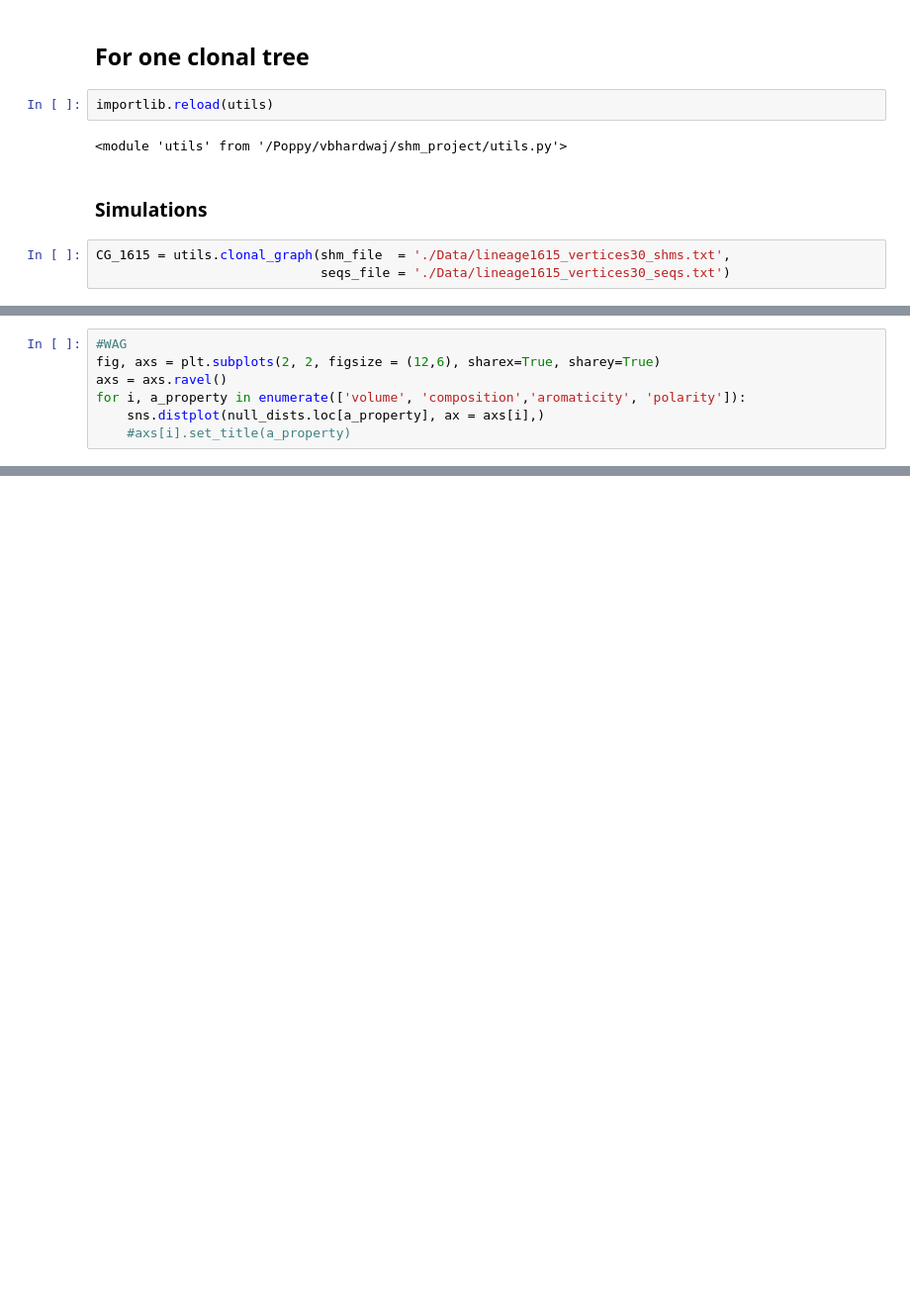
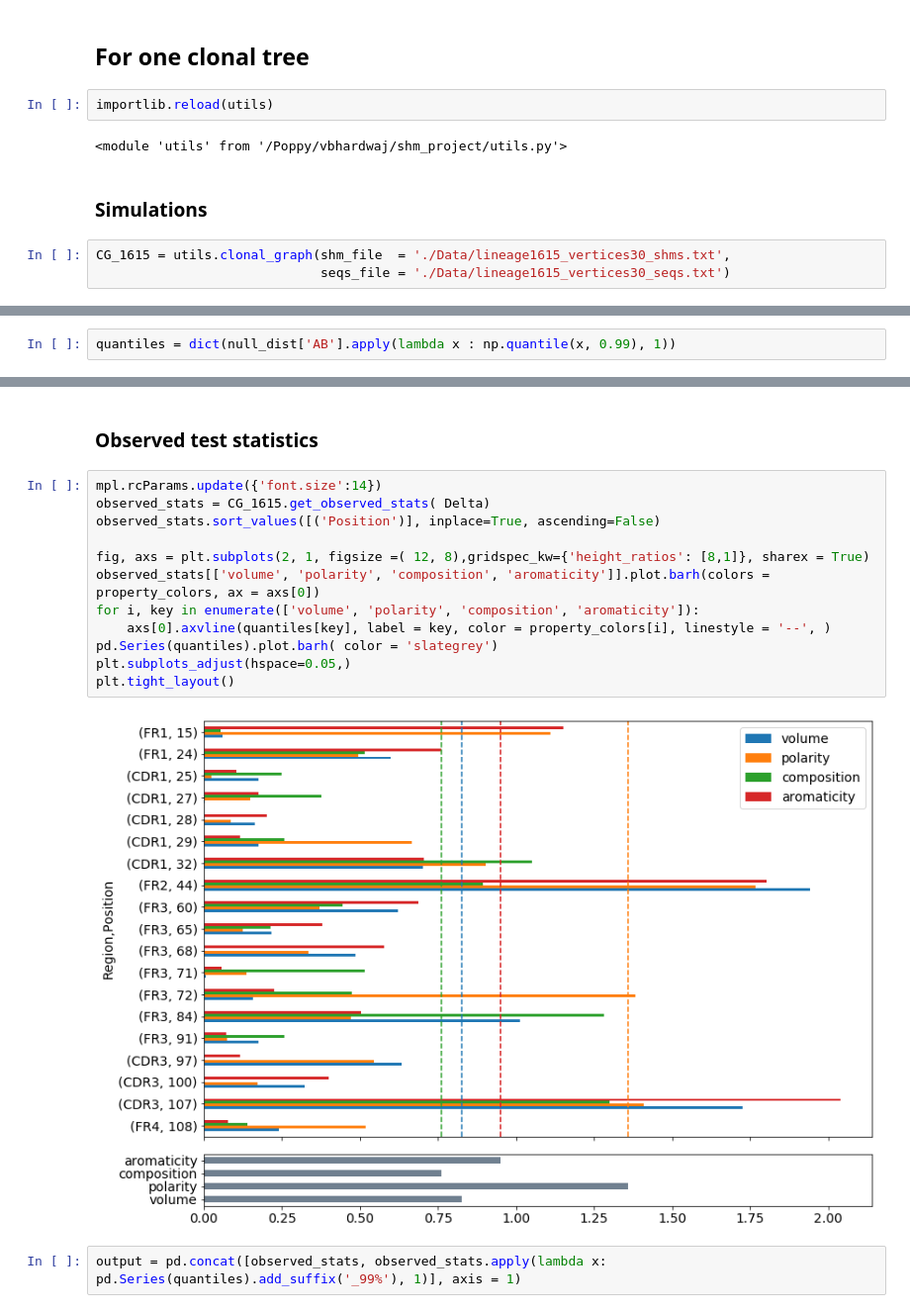
Before and after one commit to vinnub/Ig_SHM, a Jupyter notebook: test_pyvolve.ipynb, the cells around one changed output, grey strips where cells are left out. Shown at 99% size. Saved outputs shown, nothing was run; the diff lists cells and outputs as text; blank space fills up the shorter version.

```diff
--- a/test_pyvolve.ipynb
+++ b/test_pyvolve.ipynb
@@ -109 +124,3 @@ null_dists = CG_1615.sims_to_null_dists(Delta)
+# %%
+quantiles = dict(null_dist['AB'].apply(lambda x : np.quantile(x, 0.99), 1))
 # %%
@@ -118,7 +137,0 @@ for i, a_property in enumerate(['volume', 'composition','aromaticity', 'polarity
-# %%
-#WAG
-fig, axs = plt.subplots(2, 2, figsize = (12,6), sharex=True, sharey=True)
-axs = axs.ravel()
-for i, a_property in enumerate(['volume', 'composition','aromaticity', 'polarity']):
-    sns.distplot(null_dists.loc[a_property], ax = axs[i],)
-    #axs[i].set_title(a_property)
@@ -146,0 +146,18 @@ simulated
+# %% [markdown]
+### Observed test statistics
+# %%
+mpl.rcParams.update({'font.size':14})
+observed_stats = CG_1615.get_observed_stats( Delta)
+observed_stats.sort_values([('Position')], inplace=True, ascending=False)
+
+fig, axs = plt.subplots(2, 1, figsize =( 12, 8),gridspec_kw={'height_ratios': [8,1]}, sharex = True)
+observed_stats[['volume', 'polarity', 'composition', 'aromaticity']].plot.barh(colors = property_colors, ax = axs[0])
+for i, key in enumerate(['volume', 'polarity', 'composition', 'aromaticity']):
+    axs[0].axvline(quantiles[key], label = key, color = property_colors[i], linestyle = '--', )
+pd.Series(quantiles).plot.barh( color = 'slategrey')
+plt.subplots_adjust(hspace=0.05,)
+plt.tight_layout()
+# %% [output]
+[figure, added]
+# %%
+output = pd.concat([observed_stats, observed_stats.apply(lambda x: pd.Series(quantiles).add_suffix('_99%'), 1)], axis = 1)
```
Also changed, not shown: parts of 14 cells of this notebook, 1 other file.
